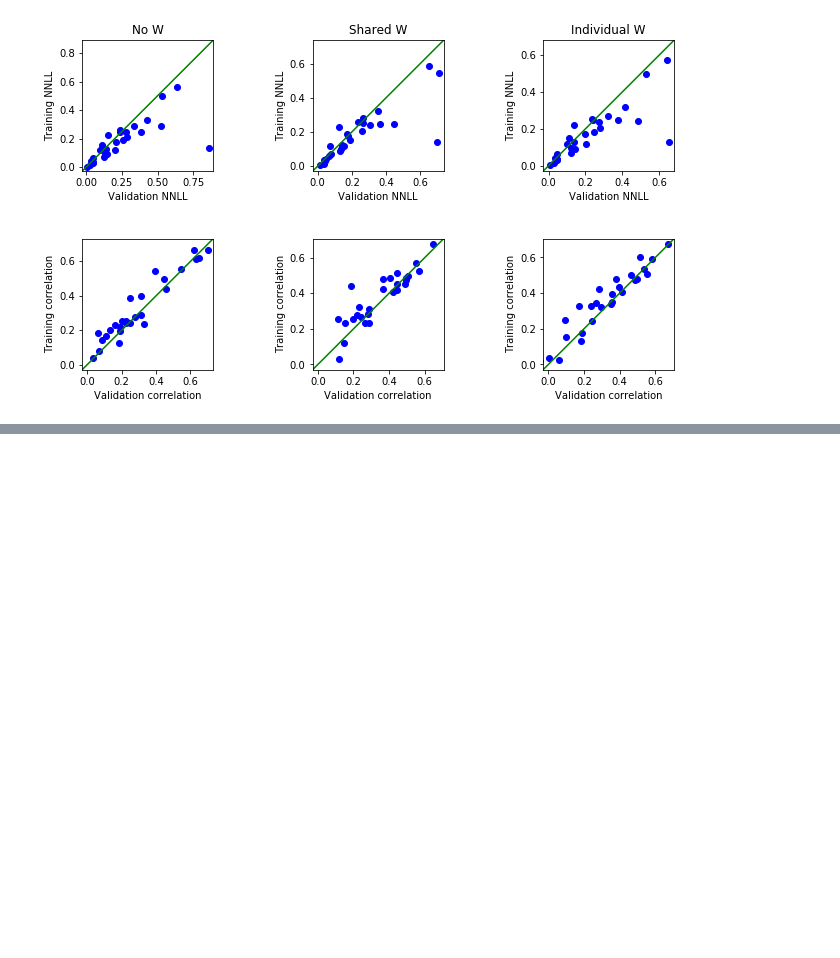
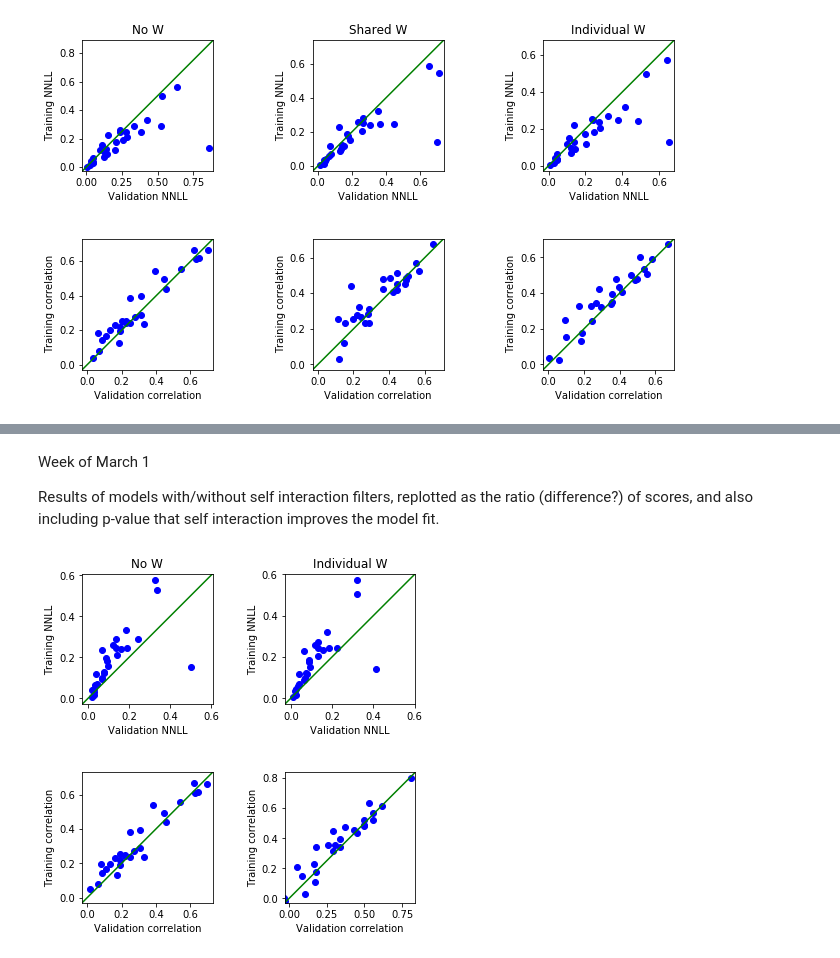
Before and after one commit to zdeblick/fun-con, a Jupyter notebook: Report.ipynb, the cells around one changed output, grey strips where cells are left out. Drawn from its saved outputs; the diff is of its cells as text; code cells hidden in the pictures; blank space fills up the shorter version.

```diff
--- a/Report.ipynb
+++ b/Report.ipynb
@@ -622,0 +632,62 @@ fig.set_size_inches(8,8)
+# %% [markdown]
+Week of March 1
+
+Results of models with/without self interaction filters, replotted as the ratio (difference?) of scores, and also including p-value that self interaction improves the model fit.
+# %%
+results_indiv = np.load('driftinggs_indivfit_sm.npz')
+results_noW = np.load('driftinggs_noW_sm.npz')
+
+fig,axes = plt.subplots(ncols=2,nrows=2)
+
+ax = axes[0,0]
+(x,y) = (results_noW['val_losses'],results_noW['train_losses'])
+lims = [-0.03,max(np.max(x),np.max(y))+0.03]
+ax.plot(x,y,'bo')
+ax.plot(lims,lims,'g')
+ax.axis('square')
+ax.set_xlim(lims)
+ax.set_ylim(lims)
+ax.set_title('No W')
+ax.set_xlabel('Validation NNLL')
+ax.set_ylabel('Training NNLL')
+
+ax = axes[1,0]
+(x,y) = (results_noW['val_corrs'],results_noW['train_corrs'])
+lims = [-0.03,max(np.max(x),np.max(y))+0.03]
+ax.plot(x,y,'bo')
+ax.plot(lims,lims,'g')
+ax.axis('square')
+ax.set_xlim(lims)
+ax.set_ylim(lims)
+ax.set_xlabel('Validation correlation')
+ax.set_ylabel('Training correlation')
+
+ax = axes[0,1]
+(x,y) = (results_indiv['val_losses'],results_indiv['train_losses'])
+(x,y) = (x[x<1e6],y[y<1e6])
+lims = [-0.03,max(np.max(x),np.max(y))+0.03]
+ax.plot(x,y,'bo')
+ax.plot(lims,lims,'g')
+ax.axis('square')
+ax.set_xlim(lims)
+ax.set_ylim(lims)
+ax.set_title('Individual W')
+ax.set_xlabel('Validation NNLL')
+ax.set_ylabel('Training NNLL')
+
+ax = axes[1,1]
+(x,y) = (results_indiv['val_corrs'],results_indiv['train_corrs'])
+lims = [-0.03,max(np.max(x),np.max(y))+0.03]
+ax.plot(x,y,'bo')
+ax.plot(lims,lims,'g')
+ax.axis('square')
+ax.set_xlim(lims)
+ax.set_ylim(lims)
+ax.set_xlabel('Validation correlation')
+ax.set_ylabel('Training correlation')
+
+
+fig.tight_layout()
+fig.set_size_inches(6,6)
+# %% [output]
+[figure, added]
```
Also changed, not shown: parts of 25 cells of this notebook, 16 other files.
